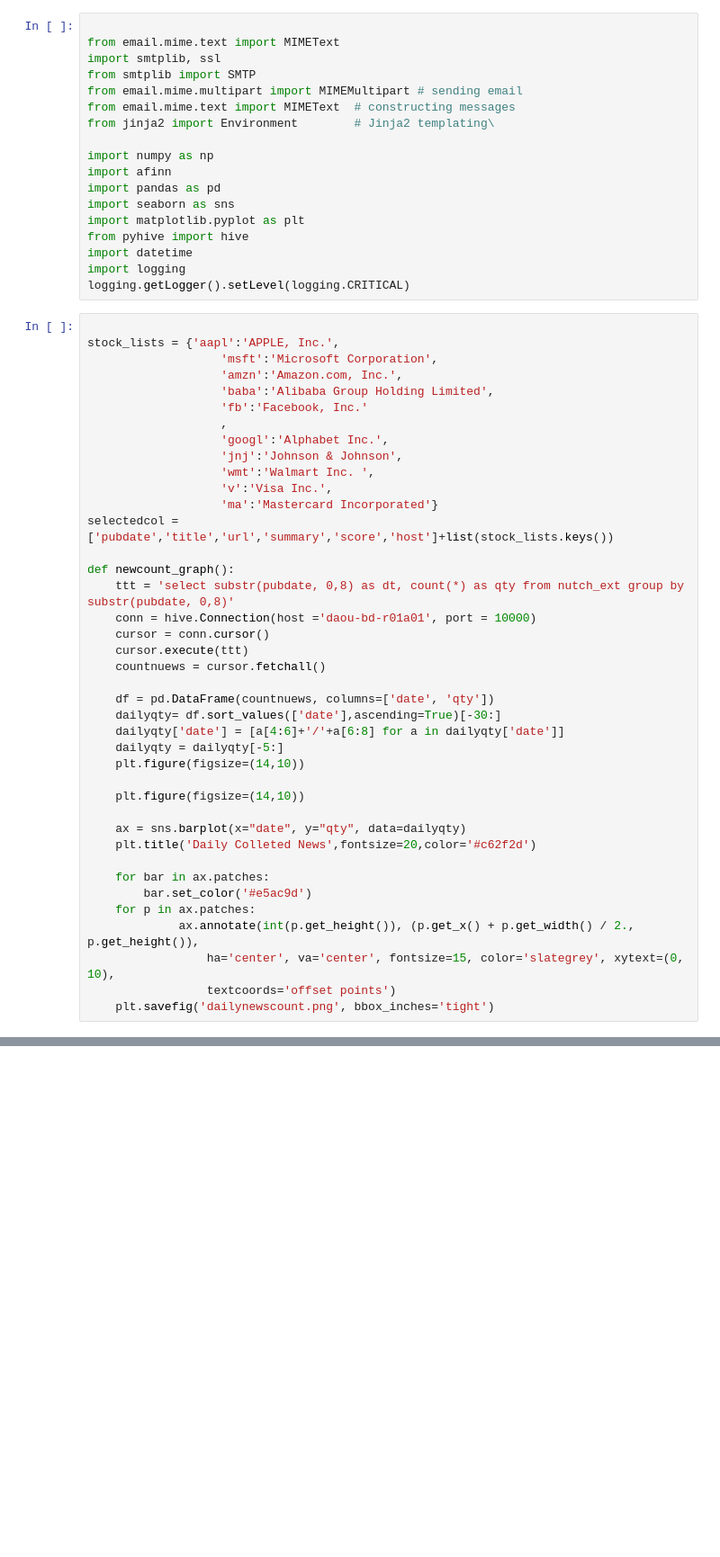
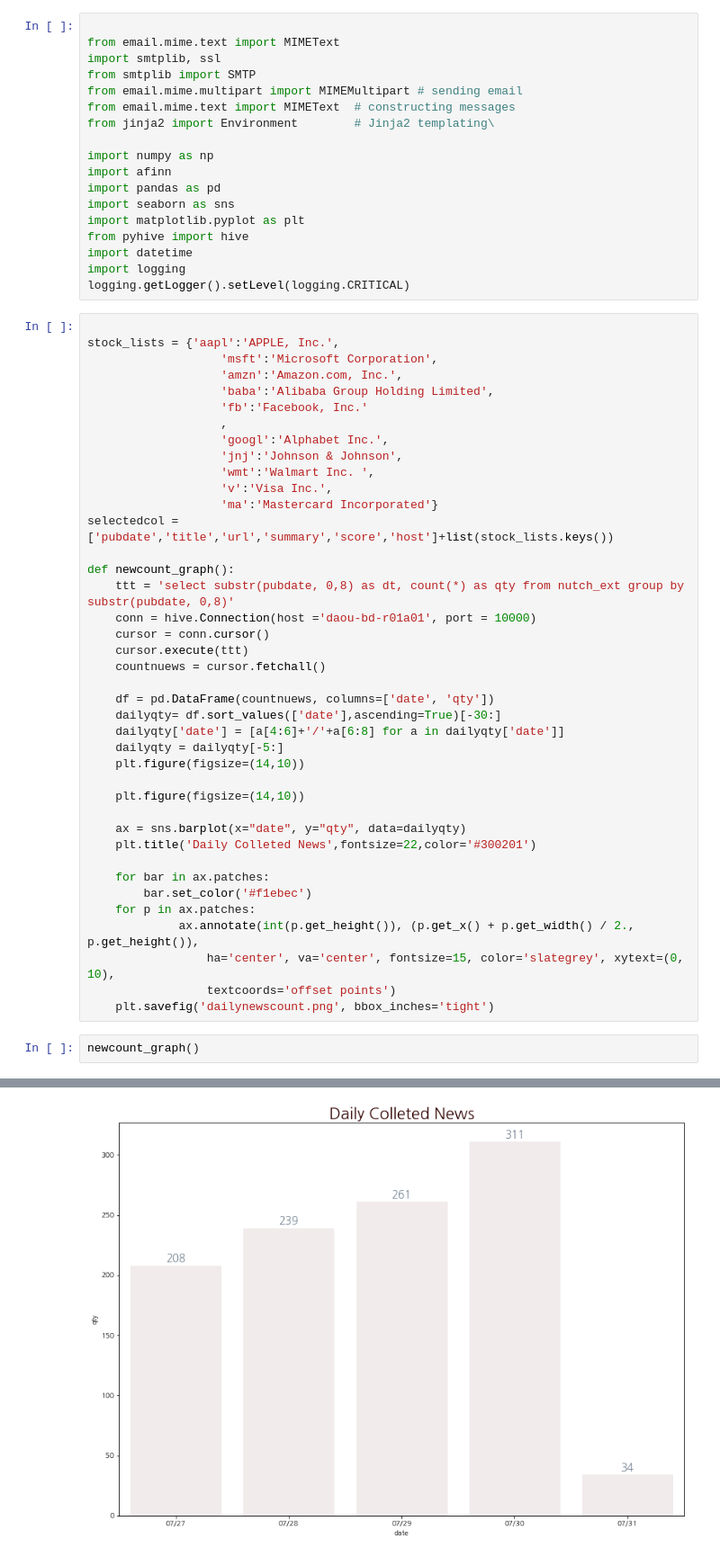
Before and after one commit to Irenejy93/daouHTMLimg, a Jupyter notebook: graphgenerator.ipynb, the cells around one changed output, grey strips where cells are left out. Shown at 90% size. Cells and saved outputs as stored; diff of their text form; blank space fills up the shorter version.

Commit message:
graphgenerator

```diff
--- a/graphgenerator.ipynb
+++ b/graphgenerator.ipynb
@@ -47,12 +47,15 @@ def newcount_graph():
     plt.figure(figsize=(14,10))
 
     ax = sns.barplot(x="date", y="qty", data=dailyqty)
-    plt.title('Daily Colleted News',fontsize=20,color='#c62f2d')
+    plt.title('Daily Colleted News',fontsize=22,color='#300201')
 
     for bar in ax.patches:
-        bar.set_color('#e5ac9d')
+        bar.set_color('#f1ebec')
     for p in ax.patches:
              ax.annotate(int(p.get_height()), (p.get_x() + p.get_width() / 2., p.get_height()),
                  ha='center', va='center', fontsize=15, color='slategrey', xytext=(0, 10),
                  textcoords='offset points')
     plt.savefig('dailynewscount.png', bbox_inches='tight')
+# %%
+newcount_graph()
+# %% [output]
@@ -59,3 +63,4 @@ def newcount_graph():
+[figure, added]
 # %%
 newcount_graph()
 for stk in stock_lists:
```
Also changed, not shown: parts of 2 cells of this notebook, 14 other files.
